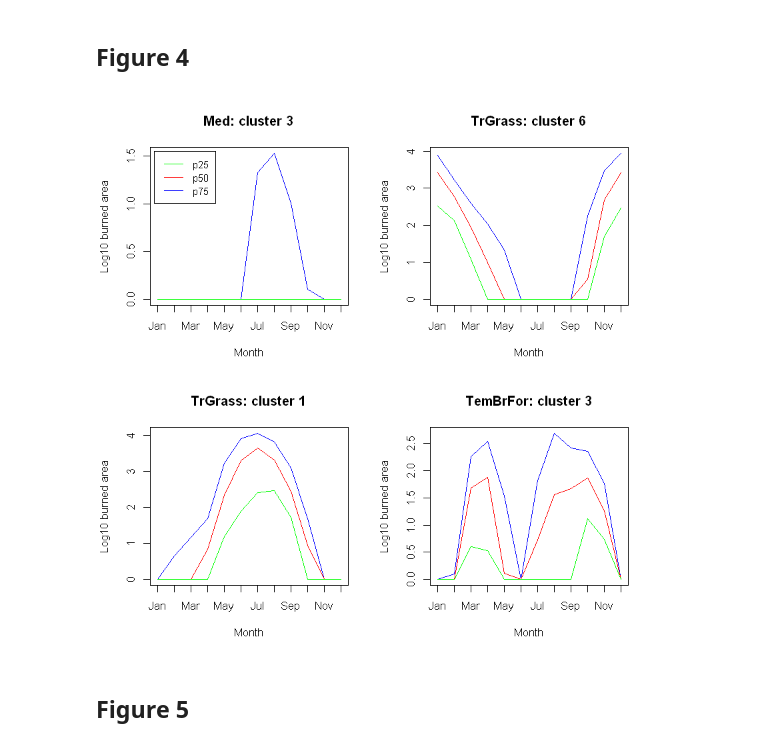
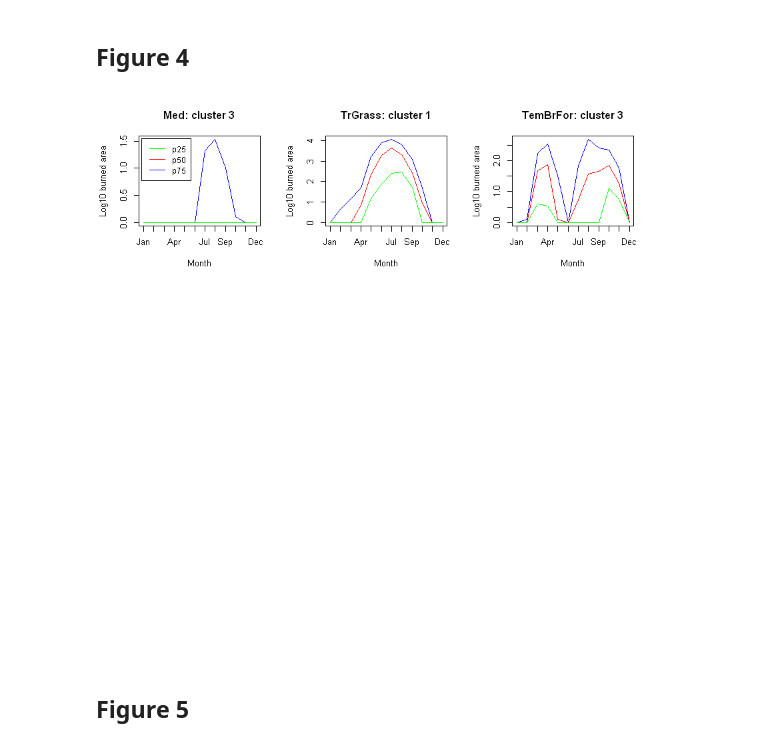
Before and after one commit to MarcosVM98/TFM, a Jupyter notebook: notebooks/Figures.ipynb, the cells around one changed output. Cells and saved outputs as stored; diff of their text form; code cells hidden in the pictures.

Commit message:
Updated figures. Add figure 15.

```diff
--- a/notebooks/Figures.ipynb
+++ b/notebooks/Figures.ipynb
@@ -127,7 +124,7 @@ soi = read.table("CPC/soi.txt", skip = 88, ,nrows = 70,
 
 #pdf(file="Figures/Figure1a.pdf")
 
-arg.list <- list(col.regions = brewer.pal(9, 'YlOrRd'), at = seq(0, 3, 1/3))
+arg.list <- list(col.regions = colorRampPalette(brewer.pal(9, 'YlOrRd'))(44), at = seq(0, 2.2, .05))
                  #main = paste("Log10 fire climatology"))
 
 df1 <- cbind.data.frame(masked_coords, apply(log10(masked_ba_series + 1), 2, mean))
@@ -318,7 +315,6 @@ coordinates(df1) <- c(1,2)
 gridded(df1) <- TRUE
 arg.list[["sp.layout"]] <- list("sp.lines", coast.lines)
 arg.list[["obj"]] <- df1
-arg.list[["zcol"]] <- 1
 arg.list[["ylim"]] <-  c(-60,85)
 arg.list[["xlim"]] <- c(-180,180)
 do.call("spplot", arg.list) %>% print()
@@ -328,3 +324,28 @@ do.call("spplot", arg.list) %>% print()
 Warning message in points2grid(points, tolerance, round):
 "grid has empty column/rows in dimension 1"
 [figure]
+# %%
+# clusters for each biome
+
+for (i in 1:13){
+    #pdf(file=paste("Figures/Figure3_biome", i, ".pdf"), sep = '')
+    ind.coords = which(fireSeason_def_2$BIOME == i)
+    n.clusters = length(unique(fireSeason_def_2[ind.coords,]$cl))
+    arg.list <- list(col.regions = brewer.pal(n.clusters, 'Set1'),
+                     at = seq(0, n.clusters, 1),
+                     colorkey = list(labels = list(labels=1:n.clusters, at = seq(0.5, n.clusters-0.5, 1))))
+
+    v <- fireSeason_def_2$cl
+    v[-ind.coords] <- NA
+
+    df1 <- cbind.data.frame(masked_coords, v)
+    coordinates(df1) <- c(1,2)
+    gridded(df1) <- TRUE
+    arg.list[["sp.layout"]] <- list("sp.lines", coast.lines)
+    arg.list[["obj"]] <- df1
+    arg.list[["ylim"]] <-  c(-60,85)
+    arg.list[["xlim"]] <- c(-180,180)
+    do.call("spplot", arg.list) %>% print()
+
+    #dev.off()
+}
@@ -332,8 +377,6 @@ Warning message in points2grid(points, tolerance, round):
 ## Figure 4
 # %%
 # Fire seasons
-
-#pdf(file="Figures/Figure4.pdf")
 
 #' @title Quantiles plot
 #' @description Plots the clusters' quantiles
@@ -346,36 +389,37 @@ Warning message in points2grid(points, tolerance, round):
 #' @param title Title of the plot
 plot.quantiles <- function(fireSeasons, df, biome, cluster, legend.biomes, title = '') {
 
     ind.coords = which(fireSeasons$BIOME == biome & fireSeasons$cl == cluster)
 
     med = apply(df[ind.coords,], 2, median, na.rm = T)
     p25 = apply(df[ind.coords,], 2, quantile, prob = 0.25, na.rm = T)
     p75 = apply(df[ind.coords,], 2, quantile, prob = 0.75, na.rm = T)
 
     if (title == ''){
         title = paste(legend.biomes$Label[biome], ': cluster ', toString(cluster), sep = '')# meter leyenda en un panel
     }
 
     plot(p75, col = 'blue', type = 'l', xaxt = 'n', xlab = "Month", ylab = "Log10 burned area", main = title)
     axis(1, at=1:12, labels = month.abb)
     lines(1:12, med, col = "red")
     lines(1:12, p25, col = "green")
 }
 
+#pdf(file="Figures/Figure4.pdf", height = 10, width = 12)
 
-par(mfrow = c(2,2))
+par(mfrow = c(3,3))
 
 plot.quantiles(fireSeason_def_2, log10(df_masked + 1), 12, 3, legend.biomes)
 
 legend(.8, 1.55, legend=c("p25", "p50", "p75"),
        col=c("green", "red", "blue"), lty=1, cex = .9)
 
-plot.quantiles(fireSeason_def_2, log10(df_masked + 1), 7, 6, legend.biomes)
+#plot.quantiles(fireSeason_def_2, log10(df_masked + 1), 7, 6, legend.biomes)
 plot.quantiles(fireSeason_def_2, log10(df_masked + 1), 7, 1, legend.biomes)
 plot.quantiles(fireSeason_def_2, log10(df_masked + 1), 4, 3, legend.biomes)
 #dev.off()
 # %% [output]
-[figure, old version]
+[figure, new version]
 # %% [markdown]
 ## Figure 5
 # %%
```
Also changed, not shown: parts of 21 cells of this notebook, 21 other files.
